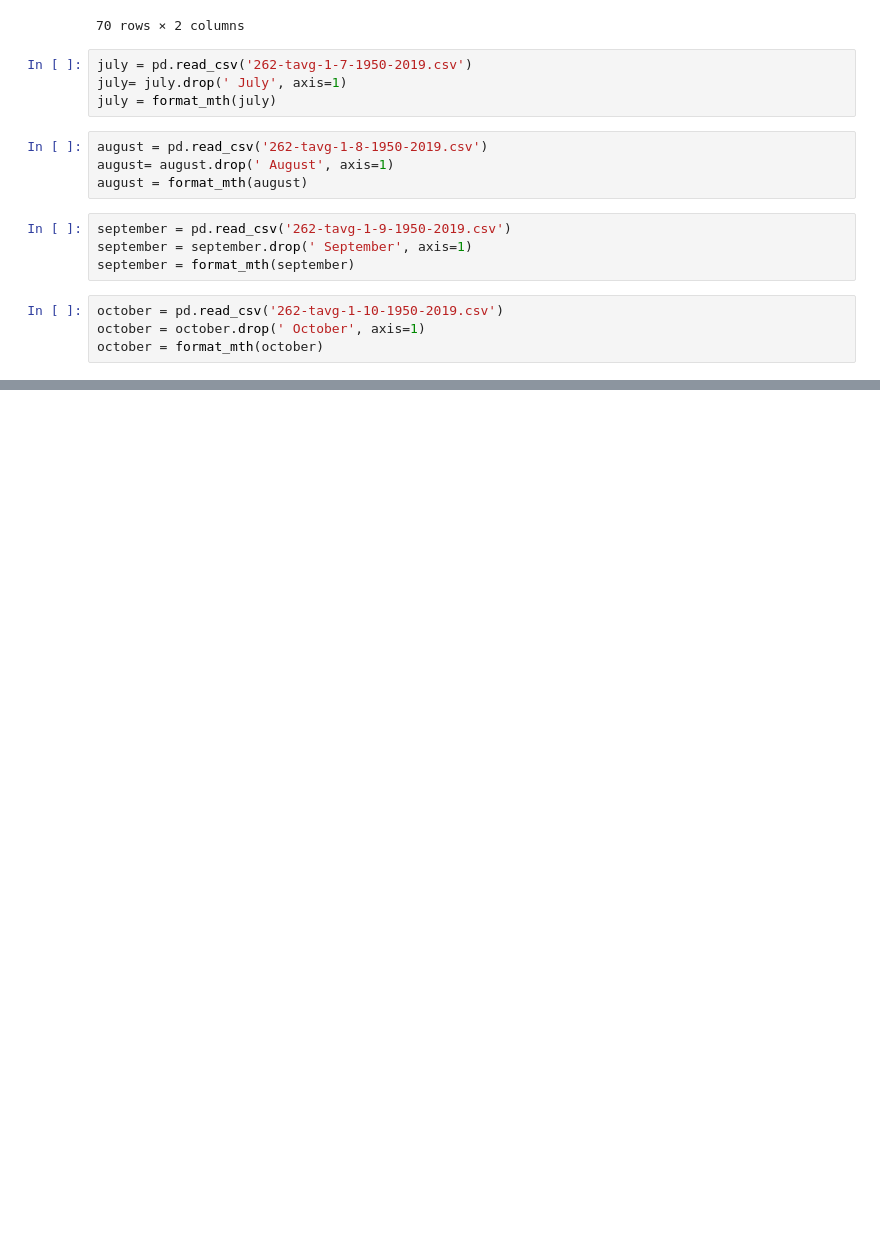
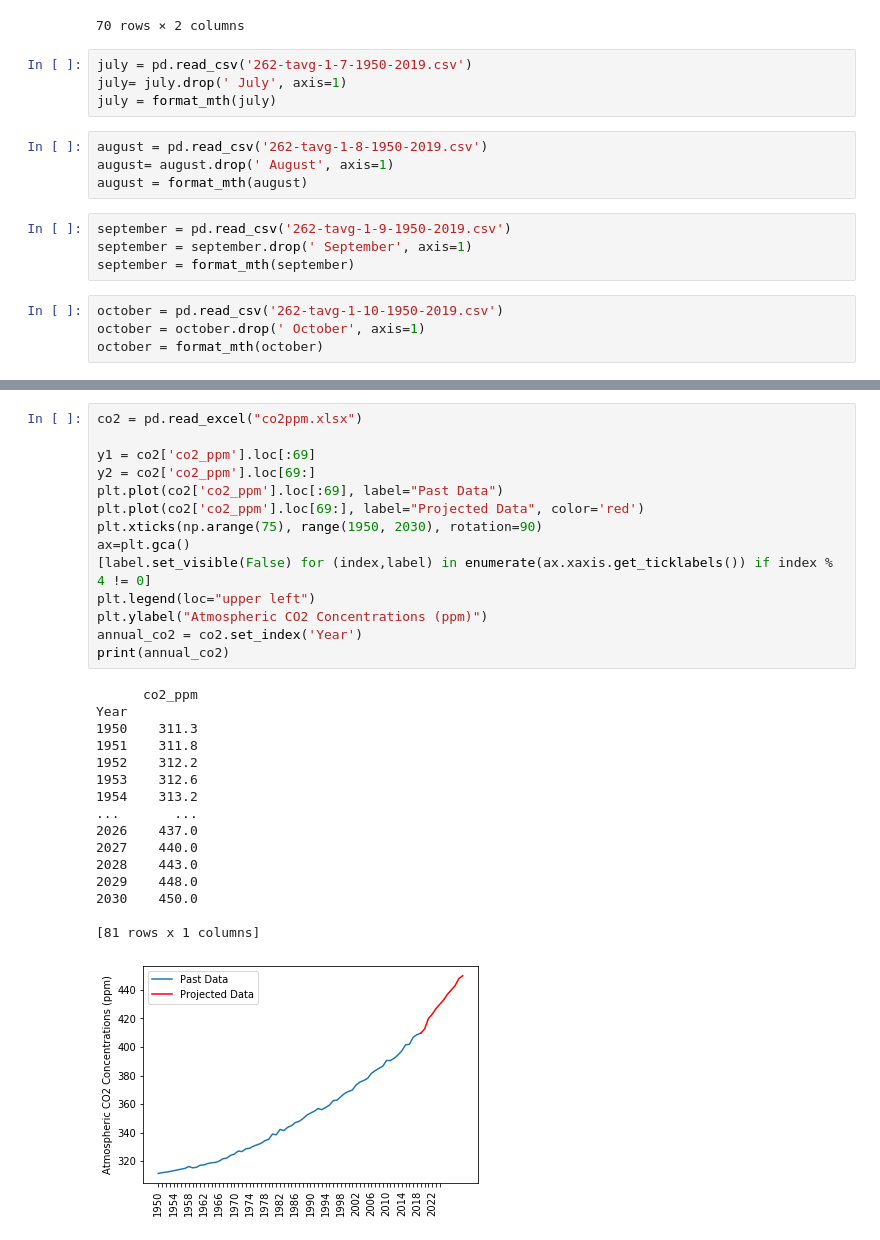
Before and after one commit to laniepreston/CapstoneCode, a Jupyter notebook: regression_models_2.ipynb, the cells around one changed output, grey strips where cells are left out. Saved outputs shown, nothing was run; the diff lists cells and outputs as text; blank space fills up the shorter version.

Commit message:
more data, first round regression models

```diff
--- a/regression_models_2.ipynb
+++ b/regression_models_2.ipynb
@@ -91,3 +112,34 @@ all_temps
 | 68 | 2018 | 6.000000 | 20.222222 | 23.166667 | 23.666667 | 22.944444 | ... |
 | 69 | 2019 | 10.500000 | 15.500000 | 21.222222 | 24.333333 | 22.111111 | ... |
 70 rows × 8 columns
+# %%
+co2 = pd.read_excel("co2ppm.xlsx")
+
+y1 = co2['co2_ppm'].loc[:69]
+y2 = co2['co2_ppm'].loc[69:]
+plt.plot(co2['co2_ppm'].loc[:69], label="Past Data")
+plt.plot(co2['co2_ppm'].loc[69:], label="Projected Data", color='red')
+plt.xticks(np.arange(75), range(1950, 2030), rotation=90)
+ax=plt.gca()
+[label.set_visible(False) for (index,label) in enumerate(ax.xaxis.get_ticklabels()) if index % 4 != 0]
+plt.legend(loc="upper left")
+plt.ylabel("Atmospheric CO2 Concentrations (ppm)")
+annual_co2 = co2.set_index('Year')
+print(annual_co2)
+# %% [output]
+      co2_ppm
+Year
+1950    311.3
+1951    311.8
+1952    312.2
+1953    312.6
+1954    313.2
+...       ...
+2026    437.0
+2027    440.0
+2028    443.0
+2029    448.0
+2030    450.0
+
+[81 rows x 1 columns]
+[figure, added]
```
Also changed, not shown: parts of 26 cells of this notebook, 7 other files.
